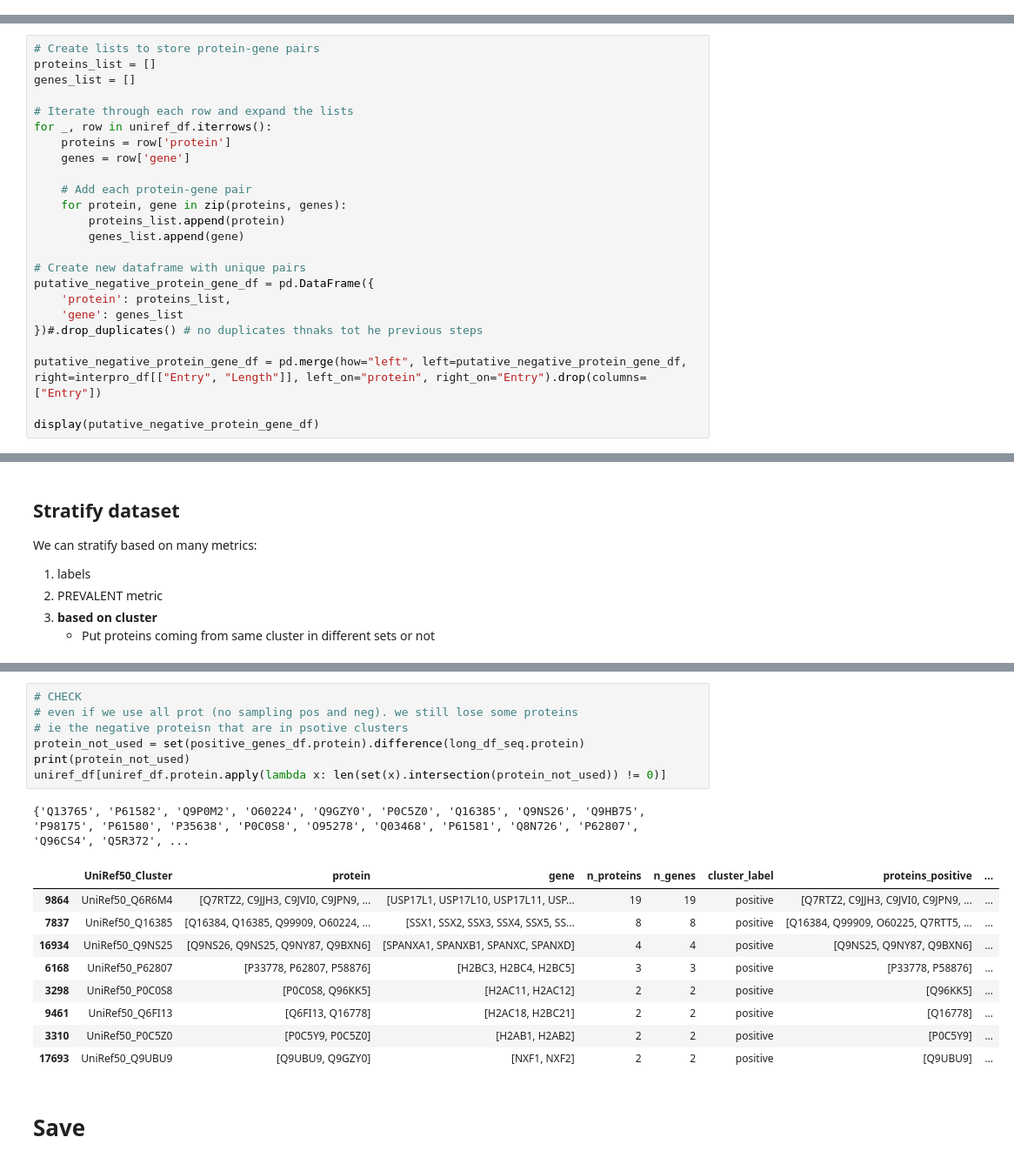
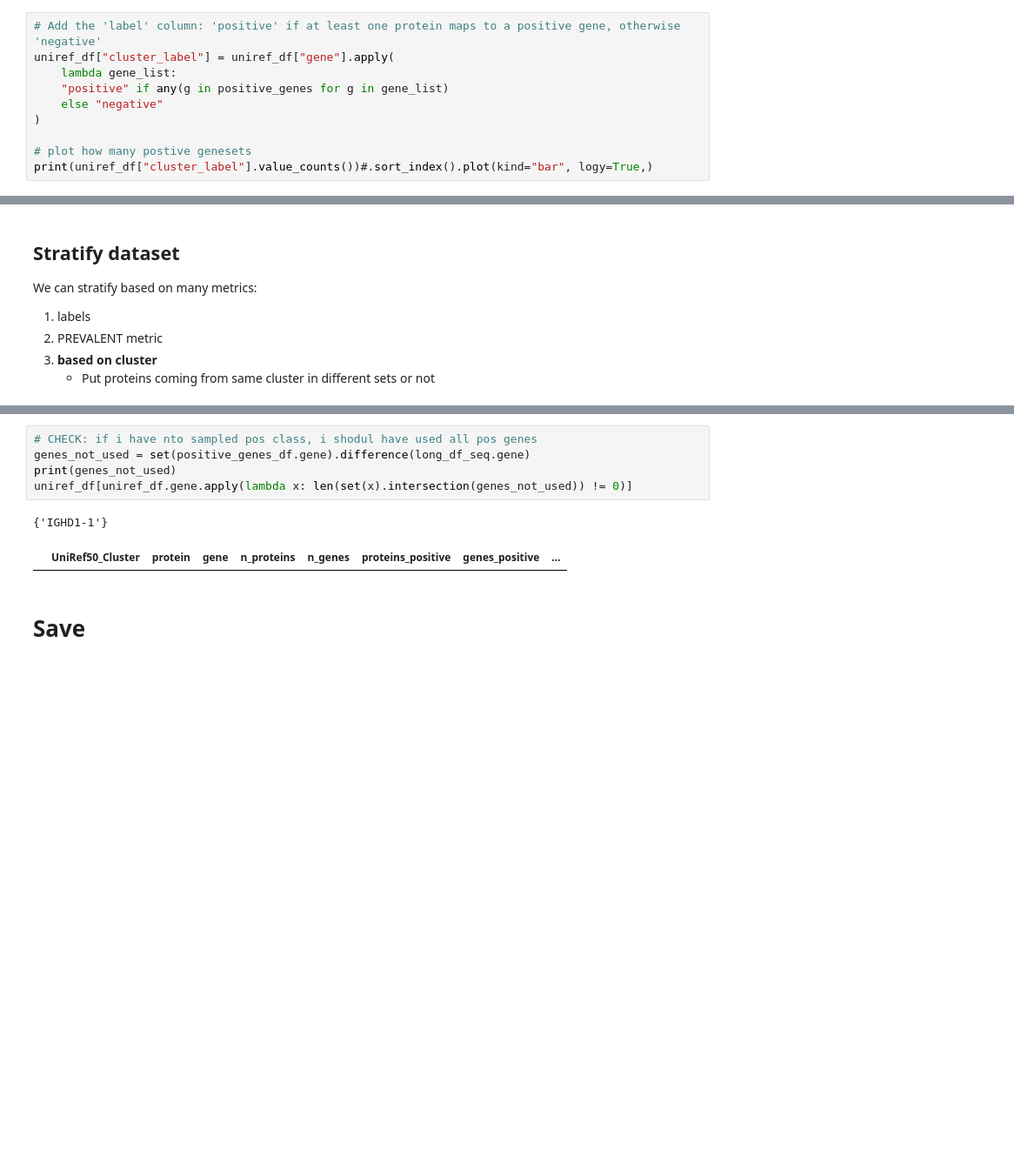
Before and after one commit to 8gabri8/ESMSec, a Jupyter notebook: scripts/cc_create_dataset/02_make_dataset.ipynb, the cells around one changed output, grey strips where cells are left out. Shown at 87% size. Cells and saved outputs as stored; diff of their text form; blank space fills up the shorter version.

```diff
--- a/scripts/cc_create_dataset/02_make_dataset.ipynb
+++ b/scripts/cc_create_dataset/02_make_dataset.ipynb
@@ -355,2 +146,12 @@ print(f"{len(shared_genes)} genes are shared between clusters")
 # %% [markdown]
 ## Mark positive genes and clusters
+# %%
+# Add the 'label' column: 'positive' if at least one protein maps to a positive gene, otherwise 'negative'
+uniref_df["cluster_label"] = uniref_df["gene"].apply(
+    lambda gene_list:
+    "positive" if any(g in positive_genes for g in gene_list)
+    else "negative"
+)
+
+# plot how many postive genesets
+print(uniref_df["cluster_label"].value_counts())#.sort_index().plot(kind="bar", logy=True,)
@@ -478,24 +221,0 @@ Attch col to say if the protsin is ok based on taht criterion
-# %%
-# Create lists to store protein-gene pairs
-proteins_list = []
-genes_list = []
-
-# Iterate through each row and expand the lists
-for _, row in uniref_df.iterrows():
-    proteins = row['protein']
-    genes = row['gene']
-
-    # Add each protein-gene pair
-    for protein, gene in zip(proteins, genes):
-        proteins_list.append(protein)
-        genes_list.append(gene)
-
-# Create new dataframe with unique pairs
-putative_negative_protein_gene_df = pd.DataFrame({
-    'protein': proteins_list,
-    'gene': genes_list
-})#.drop_duplicates() # no duplicates thnaks tot he previous steps
-
-putative_negative_protein_gene_df = pd.merge(how="left", left=putative_negative_protein_gene_df, right=interpro_df[["Entry", "Length"]], left_on="protein", right_on="Entry").drop(columns=["Entry"])
-
-display(putative_negative_protein_gene_df)
@@ -1136,21 +811,11 @@ val        0     1
 # %%
-# CHECK
-# even if we use all prot (no sampling pos and neg). we still lose some proteins
-# ie the negative proteisn that are in psotive clusters
-protein_not_used = set(positive_genes_df.protein).difference(long_df_seq.protein)
-print(protein_not_used)
-uniref_df[uniref_df.protein.apply(lambda x: len(set(x).intersection(protein_not_used)) != 0)]
+# CHECK: if i have nto sampled pos class, i shodul have used all pos genes
+genes_not_used = set(positive_genes_df.gene).difference(long_df_seq.gene)
+print(genes_not_used)
+uniref_df[uniref_df.gene.apply(lambda x: len(set(x).intersection(genes_not_used)) != 0)]
 # %% [output]
-{'Q13765', 'P61582', 'Q9P0M2', 'O60224', 'Q9GZY0', 'P0C5Z0', 'Q16385', 'Q9NS26', 'Q9HB75', 'P98175', 'P61580', 'P35638', 'P0C0S8', 'O95278', 'Q03468', 'P61581', 'Q8N726', 'P62807', 'Q96CS4', 'Q5R372', ...
+{'IGHD1-1'}
-|  | UniRef50_Cluster | protein | gene | n_proteins | n_genes | cluster_label | proteins_positive | ... |
-| 9864 | UniRef50_Q6R6M4 | [Q7RTZ2, C9JJH3, C9JVI0, C9JPN9, ... | [USP17L1, USP17L10, USP17L11, USP... | 19 | 19 | positive | [Q7RTZ2, C9JJH3, C9JVI0, C9JPN9, ... | ... |
-| 7837 | UniRef50_Q16385 | [Q16384, Q16385, Q99909, O60224, ... | [SSX1, SSX2, SSX3, SSX4, SSX5, SS... | 8 | 8 | positive | [Q16384, Q99909, O60225, Q7RTT5, ... | ... |
-| 16934 | UniRef50_Q9NS25 | [Q9NS26, Q9NS25, Q9NY87, Q9BXN6] | [SPANXA1, SPANXB1, SPANXC, SPANXD] | 4 | 4 | positive | [Q9NS25, Q9NY87, Q9BXN6] | ... |
-| 6168 | UniRef50_P62807 | [P33778, P62807, P58876] | [H2BC3, H2BC4, H2BC5] | 3 | 3 | positive | [P33778, P58876] | ... |
-| 3298 | UniRef50_P0C0S8 | [P0C0S8, Q96KK5] | [H2AC11, H2AC12] | 2 | 2 | positive | [Q96KK5] | ... |
-| 9461 | UniRef50_Q6FI13 | [Q6FI13, Q16778] | [H2AC18, H2BC21] | 2 | 2 | positive | [Q16778] | ... |
-| 3310 | UniRef50_P0C5Z0 | [P0C5Y9, P0C5Z0] | [H2AB1, H2AB2] | 2 | 2 | positive | [P0C5Y9] | ... |
-| 17693 | UniRef50_Q9UBU9 | [Q9UBU9, Q9GZY0] | [NXF1, NXF2] | 2 | 2 | positive | [Q9UBU9] | ... |
+|  | UniRef50_Cluster | protein | gene | n_proteins | n_genes | proteins_positive | genes_positive | ... |
 # %% [markdown]
 # Save
 # %%
```
Also changed, not shown: parts of 50 cells of this notebook, 6 other files.
